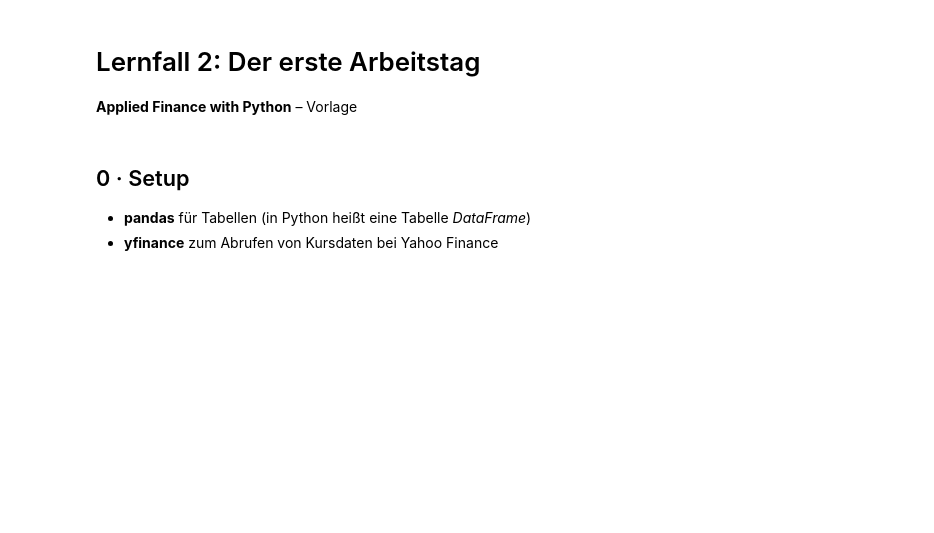
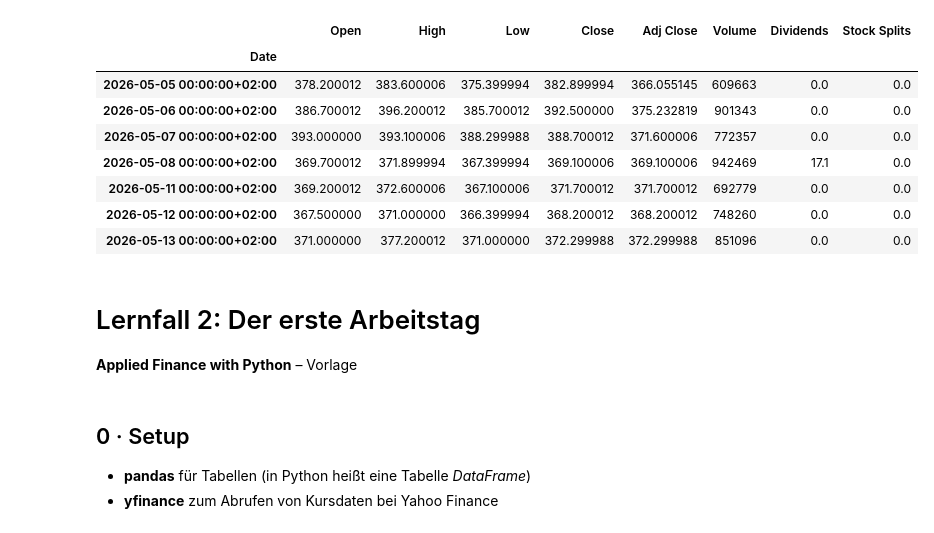
Before and after one commit to kuruscufatih/applied-finance-python, a Jupyter notebook: lernfall/lernfall_2_draft.ipynb, the cells around one changed output. Saved outputs shown, nothing was run; the diff lists cells and outputs as text; code cells hidden in the pictures; blank space fills up the shorter version.

```diff
--- a/lernfall/lernfall_2_draft.ipynb
+++ b/lernfall/lernfall_2_draft.ipynb
@@ -0,0 +4,4 @@
+# %%
+alv = yf.Ticker("ALV.DE")
+df = alv.history(start="2021-09-01", end="2026-09-24", auto_adjust=False)
+divs = alv.dividends["2021-09-01":]
@@ -1,3 +18,19 @@
+# %%
+ex = divs.index[-1]
+# %%
+window = df.loc[ex - pd.Timedelta(days=3): ex + pd.Timedelta(days=5)]
+# %%
+window
+# %% [output]
+|  | Open | High | Low | Close | Adj Close | Volume | Dividends | Stock Splits |
+| Date |  |  |  |  |  |  |  |  |
+| 2026-05-05 00:00:00+02:00 | 378.200012 | 383.600006 | 375.399994 | 382.899994 | 366.055145 | 609663 | 0.0 | 0.0 |
+| 2026-05-06 00:00:00+02:00 | 386.700012 | 396.200012 | 385.700012 | 392.500000 | 375.232819 | 901343 | 0.0 | 0.0 |
+| 2026-05-07 00:00:00+02:00 | 393.000000 | 393.100006 | 388.299988 | 388.700012 | 371.600006 | 772357 | 0.0 | 0.0 |
+| 2026-05-08 00:00:00+02:00 | 369.700012 | 371.899994 | 367.399994 | 369.100006 | 369.100006 | 942469 | 17.1 | 0.0 |
+| 2026-05-11 00:00:00+02:00 | 369.200012 | 372.600006 | 367.100006 | 371.700012 | 371.700012 | 692779 | 0.0 | 0.0 |
+| 2026-05-12 00:00:00+02:00 | 367.500000 | 371.000000 | 366.399994 | 368.200012 | 368.200012 | 748260 | 0.0 | 0.0 |
+| 2026-05-13 00:00:00+02:00 | 371.000000 | 377.200012 | 371.000000 | 372.299988 | 372.299988 | 851096 | 0.0 | 0.0 |
 # %% [markdown]
 # Lernfall 2: Der erste Arbeitstag
 
```
Also changed, not shown: parts of 11 cells of this notebook, 5 other files.
